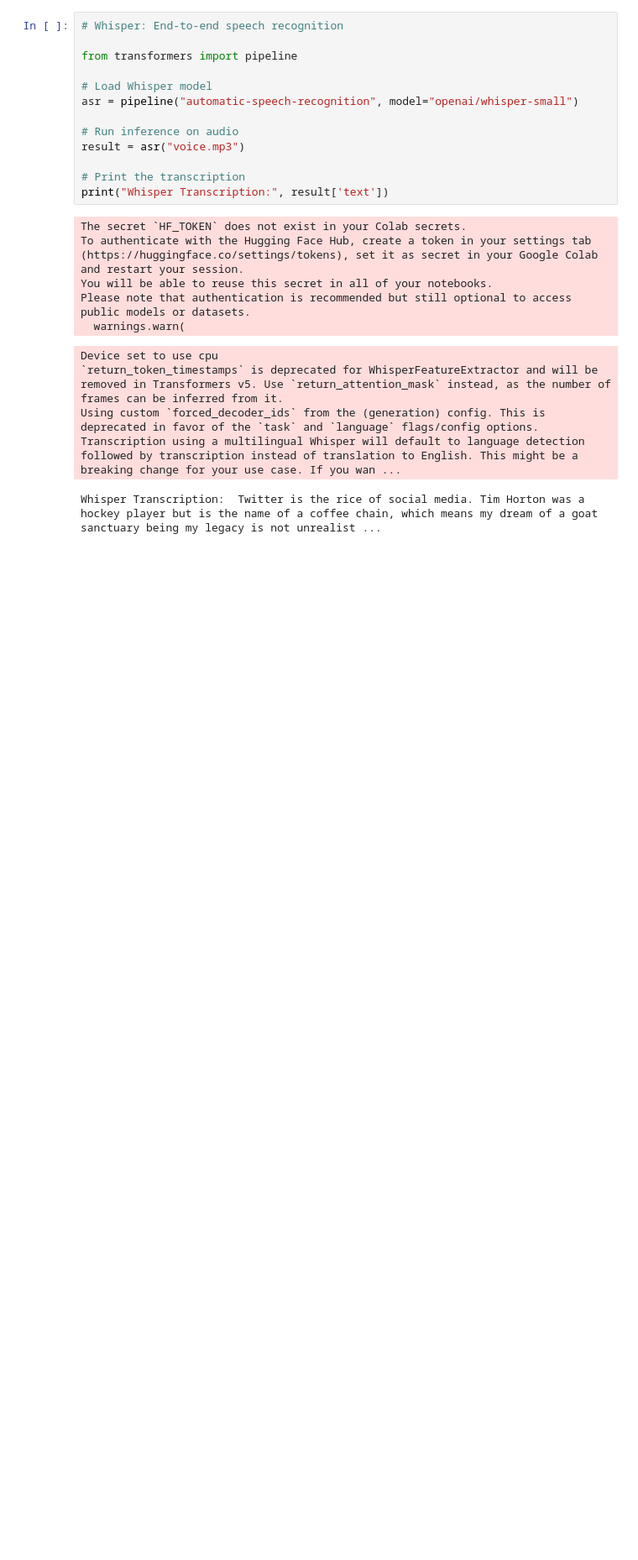
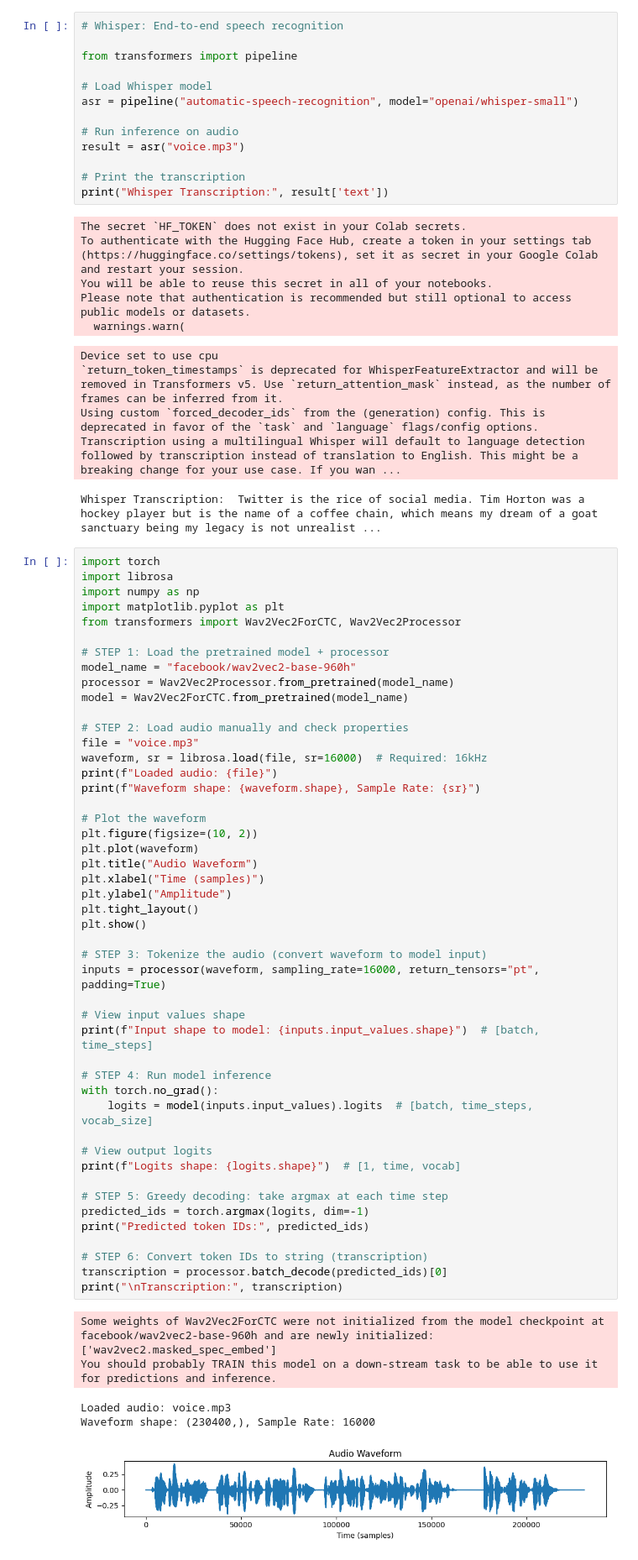
Before and after one commit to Programmer-Develops/Speech-Recognition-Model, a Jupyter notebook: spech_recognition.ipynb, the cells around one changed output. Shown at 84% size. Cells and saved outputs as stored; diff of their text form; blank space fills up the shorter version.

```diff
--- a/spech_recognition.ipynb
+++ b/spech_recognition.ipynb
@@ -129,3 +129,56 @@ Device set to use cpu
 Using custom `forced_decoder_ids` from the (generation) config. This is deprecated in favor of the `task` and `language` flags/config options.
 Transcription using a multilingual Whisper will default to language detection followed by transcription instead of translation to English. This might be a breaking change for your use case. If you wan ...
 Whisper Transcription:  Twitter is the rice of social media. Tim Horton was a hockey player but is the name of a coffee chain, which means my dream of a goat sanctuary being my legacy is not unrealist ...
+# %%
+import torch
+import librosa
+import numpy as np
+import matplotlib.pyplot as plt
+from transformers import Wav2Vec2ForCTC, Wav2Vec2Processor
+
+# STEP 1: Load the pretrained model + processor
+model_name = "facebook/wav2vec2-base-960h"
+processor = Wav2Vec2Processor.from_pretrained(model_name)
+model = Wav2Vec2ForCTC.from_pretrained(model_name)
+
+# STEP 2: Load audio manually and check properties
+file = "voice.mp3"
+waveform, sr = librosa.load(file, sr=16000)  # Required: 16kHz
+print(f"Loaded audio: {file}")
+print(f"Waveform shape: {waveform.shape}, Sample Rate: {sr}")
+
+# Plot the waveform
+plt.figure(figsize=(10, 2))
+plt.plot(waveform)
+plt.title("Audio Waveform")
+plt.xlabel("Time (samples)")
+plt.ylabel("Amplitude")
+plt.tight_layout()
+plt.show()
+
+# STEP 3: Tokenize the audio (convert waveform to model input)
+inputs = processor(waveform, sampling_rate=16000, return_tensors="pt", padding=True)
+
+# View input values shape
+print(f"Input shape to model: {inputs.input_values.shape}")  # [batch, time_steps]
+
+# STEP 4: Run model inference
+with torch.no_grad():
+    logits = model(inputs.input_values).logits  # [batch, time_steps, vocab_size]
+
+# View output logits
+print(f"Logits shape: {logits.shape}")  # [1, time, vocab]
+
+# STEP 5: Greedy decoding: take argmax at each time step
+predicted_ids = torch.argmax(logits, dim=-1)
+print("Predicted token IDs:", predicted_ids)
+
+# STEP 6: Convert token IDs to string (transcription)
+transcription = processor.batch_decode(predicted_ids)[0]
+print("\nTranscription:", transcription)
+# %% [output]
+Some weights of Wav2Vec2ForCTC were not initialized from the model checkpoint at facebook/wav2vec2-base-960h and are newly initialized: ['wav2vec2.masked_spec_embed']
+You should probably TRAIN this model on a down-stream task to be able to use it for predictions and inference.
+Loaded audio: voice.mp3
+Waveform shape: (230400,), Sample Rate: 16000
+[figure, added]
```
Also changed, not shown: parts of 2 cells of this notebook.
